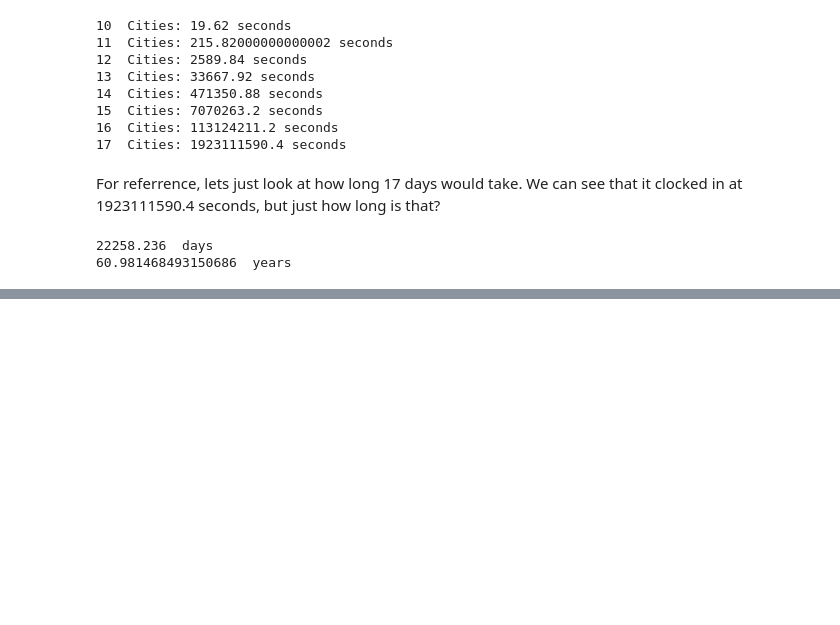
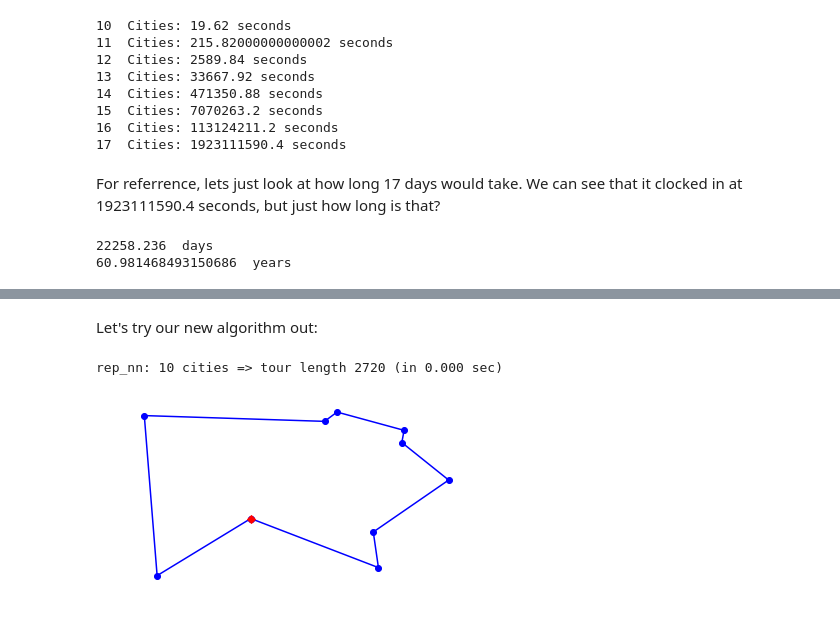
Before and after one commit to NathanielDake/cs-topics, a Jupyter notebook: Classic Problems/Traveling Salesman/Traveling Salesman Problem.ipynb, the cells around one changed output, grey strips where cells are left out. Saved outputs shown, nothing was run; the diff lists cells and outputs as text; code cells hidden in the pictures; blank space fills up the shorter version.

```diff
--- a/Classic Problems/Traveling Salesman/Traveling Salesman Problem.ipynb
+++ b/Classic Problems/Traveling Salesman/Traveling Salesman Problem.ipynb
@@ -228,0 +307,19 @@ Okay, so I think that we can agree that this method is not exactly scalable. The
+# %%
+def rep_nn_tsp(cities, k=25):
+  """Repeat nn_tsp starting from k different cities; pick the shortest tour."""
+  return shortest_tour(nn_tsp(cities, start) for start in sample(cities, k))
+
+def sample(population, k, seed=42):
+  """Return a list of k elements sampled from population. Set random.seed"""
+  if k >= len(population):
+    return population
+  else:
+    random.seed((k, seed))
+    return random.sample(population, k)
+# %% [markdown]
+Let's try our new algorithm out:
+# %%
+do(rep_nn_tsp, Cities(10))
+# %% [output]
+rep_nn: 10 cities => tour length 2720 (in 0.000 sec)
+[figure, added]
```
Also changed, not shown: parts of 17 cells of this notebook.
